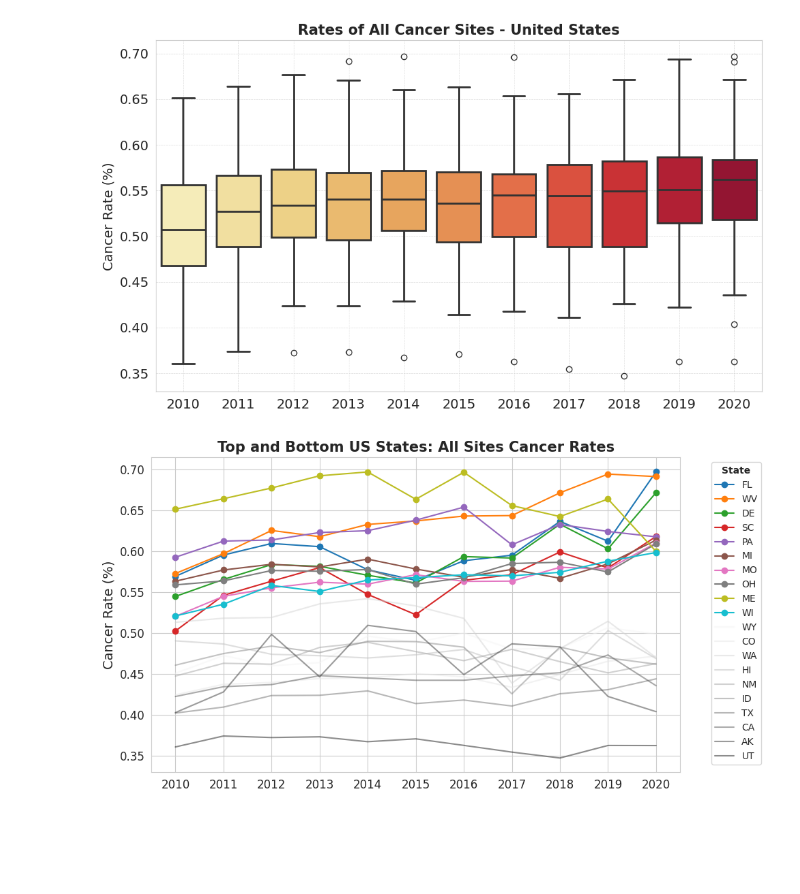
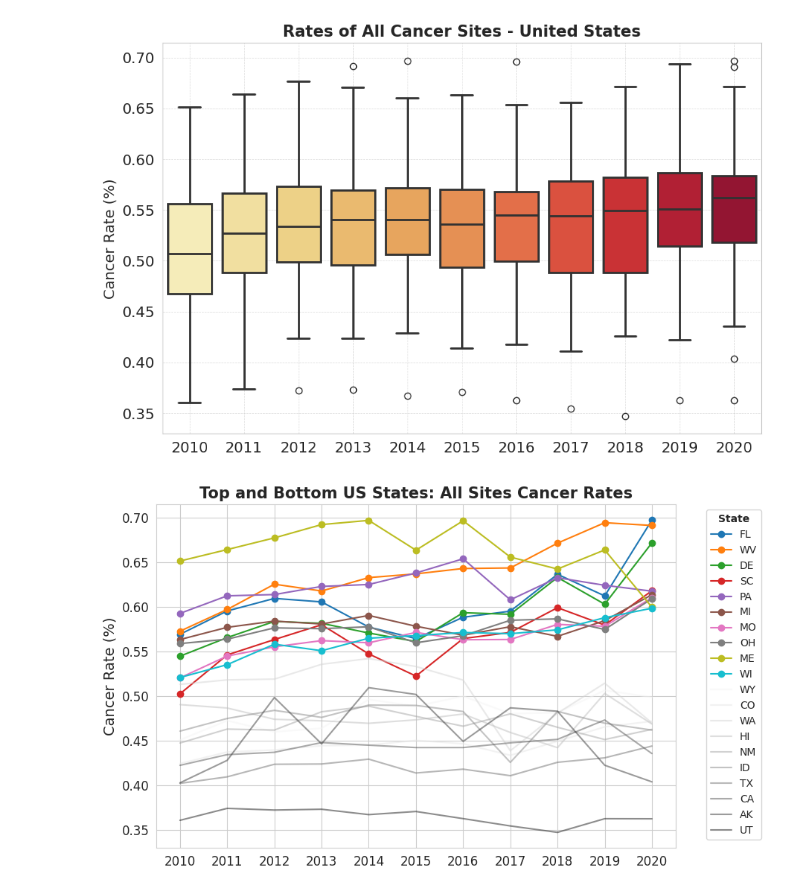
Before and after one commit to fraserclaire/Group3_Project4, a Jupyter notebook: claire/cancer_visualization_wYearPop.ipynb, the cells around one changed output. Drawn from its saved outputs; the diff is of its cells as text; code cells hidden in the pictures; blank space fills up the shorter version.

Commit message:
edit images

```diff
--- a/claire/cancer_visualization_wYearPop.ipynb
+++ b/claire/cancer_visualization_wYearPop.ipynb
@@ -16,35 +16,35 @@ all_sites = energy_cancer[['State Abbreviation'] + cancer_rate_columns]
 # Set the 'State Abbreviation' as the index
 all_sites.set_index('State Abbreviation', inplace=True)
 
 # Exclude 'US' row
 all_sites = all_sites[all_sites.index != 'US']
 all_sites = all_sites[all_sites.index != 'DC']
 
 all_sites_percentage = all_sites * 100
 all_sites_percentage
 
 # List of years
 years = [str(year) for year in range(2010, 2021)]
 
 # Set seaborn style
 sns.set_style("whitegrid")
 
 # Plotting
-plt.figure(figsize=(10, 6))
+plt.figure(figsize=(9, 6))
 sns.boxplot(data=all_sites_percentage, palette="YlOrRd", linewidth=2, showfliers=True)
 plt.title('Rates of All Cancer Sites - United States', fontsize=15, fontweight='bold')
 plt.ylabel('Cancer Rate (%)', fontsize=14)
 plt.xticks(range(11), years, fontsize=14)
 plt.yticks(fontsize=14)
 plt.grid(True, linestyle='--', linewidth=0.5, alpha=0.7)
 plt.tight_layout()
 
 # Save the plot as PNG
 plt.savefig('allcancer_rates.png')
 
 plt.show()
 # %% [output]
-[figure, old version]
+[figure, new version]
 # %%
 
 # Select only the columns with _AllSites_perCapita
@@ -133,7 +133,7 @@ last_10_states = all_sites_percentage_sorted.tail(10)
 # Create a custom grayscale palette for the bottom 10 states
 bottom_palette = sns.color_palette("Greys", n_colors=10)
 
-plt.figure(figsize=(10, 6))
+plt.figure(figsize=(9, 6))
 
 # Plot the top states
 for state in top_10_states.index:
@@ -160,7 +160,7 @@ plt.savefig('allcancer_rates_topBottomTen.png', bbox_inches='tight')
 
 plt.show()
 # %% [output]
-[figure, old version]
+[figure, new version]
 # %%
 import pandas as pd
 import matplotlib.pyplot as plt
```
Also changed, not shown: parts of 2 cells of this notebook, 6 other files.
